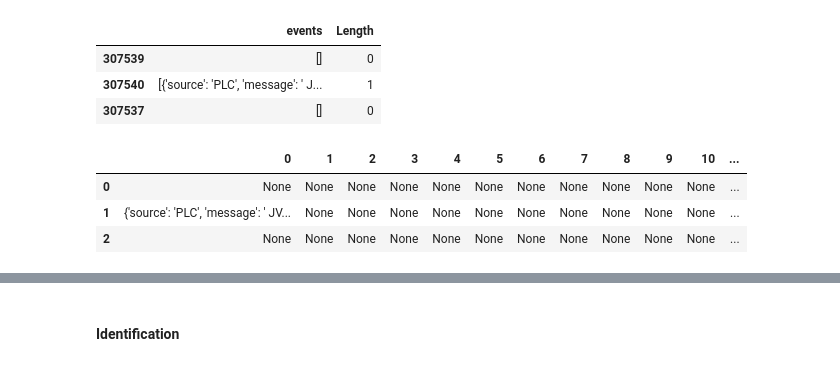
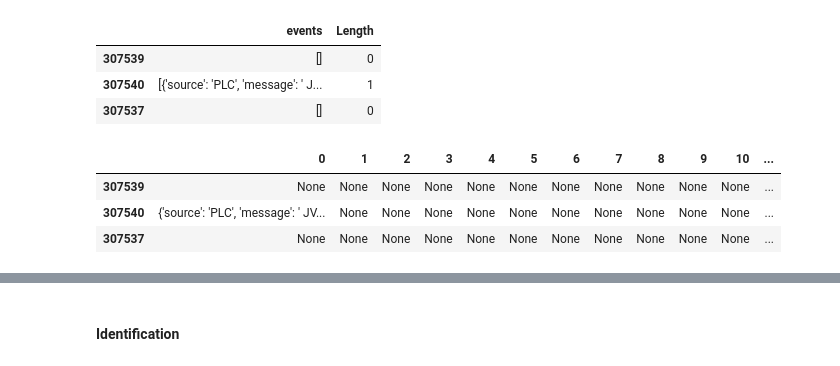
Before and after one commit to AranOribu/Prediction-Erreur-JetVarnish3DEvo, a Jupyter notebook: notebooks/data_explo_metrics.ipynb, the cells around one changed output, grey strips where cells are left out. Saved outputs shown, nothing was run; the diff lists cells and outputs as text; code cells hidden in the pictures.

```diff
--- a/notebooks/data_explo_metrics.ipynb
+++ b/notebooks/data_explo_metrics.ipynb
@@ -267,13 +281,13 @@ events_df.head(3)
 | 307537 | [] | 0 |
 # %%
 # fractionnement des events
-events_split_df = pd.DataFrame(events_df.events.to_list(), dtype=object)
+events_split_df = pd.DataFrame(events_df.events.to_list(), dtype=object, index=events_df.index)
 events_split_df.head(3)
 # %% [output]
 |  | 0 | 1 | 2 | 3 | 4 | 5 | 6 | 7 | 8 | 9 | 10 | ... |
-| 0 | None | None | None | None | None | None | None | None | None | None | None | ... |
-| 1 | {'source': 'PLC', 'message': ' JV... | None | None | None | None | None | None | None | None | None | None | ... |
-| 2 | None | None | None | None | None | None | None | None | None | None | None | ... |
+| 307539 | None | None | None | None | None | None | None | None | None | None | None | ... |
+| 307540 | {'source': 'PLC', 'message': ' JV... | None | None | None | None | None | None | None | None | None | None | ... |
+| 307537 | None | None | None | None | None | None | None | None | None | None | None | ... |
 # %%
 # remplacement des valeurs "None" par des dictionnaires
 for col in events_split_df.columns :
```
Also changed, not shown: parts of 14 cells of this notebook, 2 other files.
